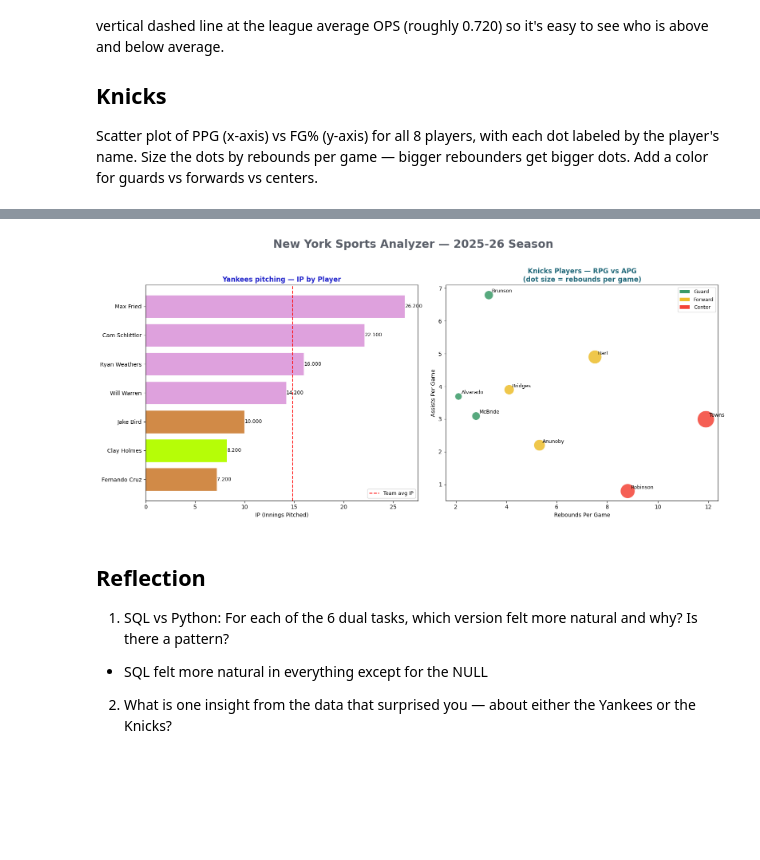
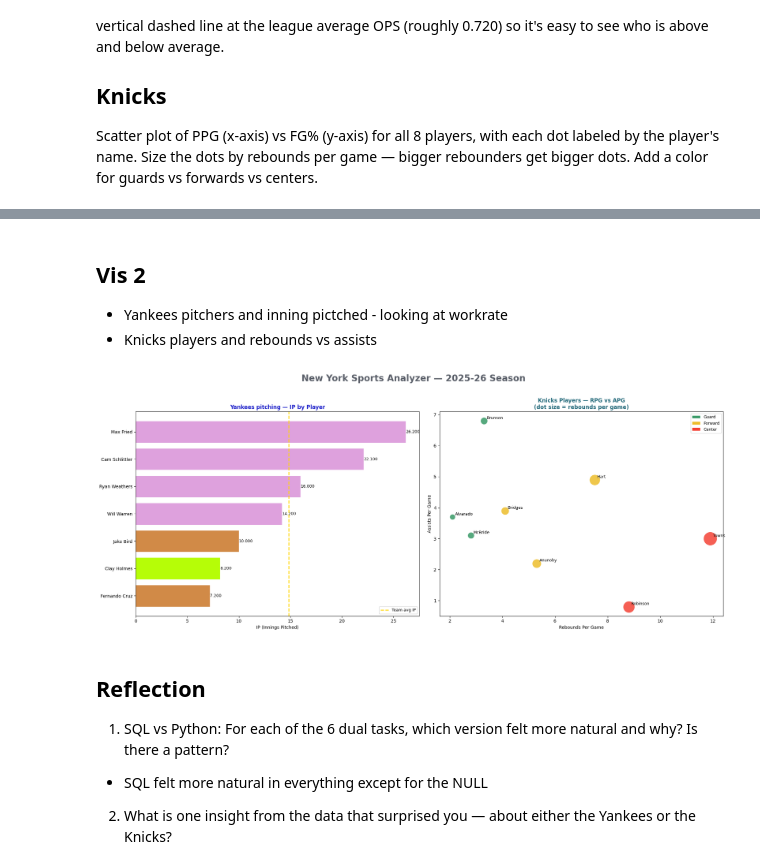
Before and after one commit to 550tealeaves/DATA-70500-working-with-data, a Jupyter notebook: NY_Sports_Analyzer.ipynb, the cells around one changed output, grey strips where cells are left out. Cells and saved outputs as stored; diff of their text form; code cells hidden in the pictures; blank space fills up the shorter version.

```diff
--- a/NY_Sports_Analyzer.ipynb
+++ b/NY_Sports_Analyzer.ipynb
@@ -547,7 +547,7 @@ Scatter plot of PPG (x-axis) vs FG% (y-axis) for all 8 players, with each dot la
 # %%
 # Task 7 — Grand Finale Chart (starter code — run and customize)
 # Starter structure — fill in the chart details
-fig, (ax1, ax2) = plt.subplots(1, 2, figsize=(16, 7))
+fig, (ax1, ax2) = plt.subplots(1, 2, figsize=(20, 7))
 fig.suptitle('New York Sports Analyzer — 2025-26 Season',
              fontsize=20, fontweight='bold', y=1.02, color='#fb2943')
 
@@ -593,7 +593,11 @@ plt.show()
+# %% [markdown]
+## Vis 2
+- Yankees pitchers and inning pictched - looking at workrate
+- Knicks players and rebounds vs assists
 # %%
 # Task 7 — Grand Finale Chart (starter code — run and customize)
 # Starter structure — fill in the chart details
-fig, (ax1, ax2) = plt.subplots(1, 2, figsize=(16, 7))
+fig, (ax1, ax2) = plt.subplots(1, 2, figsize=(20, 8))
 fig.suptitle('New York Sports Analyzer — 2025-26 Season',
              fontsize=20, fontweight='bold', y=1.02, color='#595e68')
 
@@ -606,36 +610,48 @@ colors_pit = {'Max Fried':'#dea1dd','Cam Schlittler':'#dea1dd',
               'Fernando Cruz':'#d18a47','Clay Holmes':'#b6fd07'}
 bar_colors = [colors_pit.get(p,'#CCCCCC') for p in pit_sorted['name']]
 ax1.barh(pit_sorted['name'], pit_sorted['ip'], color=bar_colors, edgecolor='white')
-ax1.axvline(14.84, color='red', linestyle='--', linewidth=1.5, label='Team avg IP')
+# Create line that is the avg of the IP - add avg value, color, linestyle, width, & label)
+ax1.axvline(14.84, color='gold', linestyle='--', linewidth=2.0, label='Team avg IP')
+# Create x-able
 ax1.set_xlabel('IP (Innings Pitched)')
+# Create chart title - fontweight, color
 ax1.set_title('Yankees pitching — IP by Player', fontweight='bold', color='#2023ca')
+# Set fontsize for legend
 ax1.legend(fontsize=9)
+# Create a loop
 for i, v in enumerate(pit_sorted['ip']):
     ax1.text(v + 0.005, i, f'{v:.3f}', va='center', fontsize=9)
 
 # ── CHART 2: Knicks RPG vs APG scatter ──────────────────────────
+# Set the colors based on player position
 pos_colors = {'G':'#3a9a68','F':'#edbd2b','C':'#f44336'}
+# Create loop
 for _, row in df_knicks.iterrows():
     ax2.scatter(row['rpg'], row['apg'],
                 s=row['rpg']*80,
                 color=pos_colors.get(row['pos'],'gray'),
                 edgecolors='white', linewidth=1.2, alpha=0.85, zorder=3)
     ax2.annotate(row['name'].split()[-1],
                  (row['rpg'], row['apg']),
                  textcoords='offset points', xytext=(6,4), fontsize=9)
+# Create X-label
 ax2.set_xlabel('Rebounds Per Game')
+# Create Y-label
 ax2.set_ylabel('Assists Per Game')
+# Create chart title - set fontweight & color
 ax2.set_title('Knicks Players — RPG vs APG\n(dot size = rebounds per game)', fontweight='bold', color='#216879')
+# Import this package from matplotlib
 from matplotlib.patches import Patch
+# Create legend and sent the colors-set fontsize & handles
 legend_elements = [Patch(facecolor='#3a9a68',label='Guard'),
                    Patch(facecolor='#edbd2b',label='Forward'),
                    Patch(facecolor='#f44336',label='Center')]
 ax2.legend(handles=legend_elements, fontsize=9)
 
 plt.tight_layout()
 plt.show()
 # %% [output]
-[figure, old version]
+[figure, new version]
 # %% [markdown]
 ## Reflection
 
```
Also changed, not shown: parts of 1 cell of this notebook.
